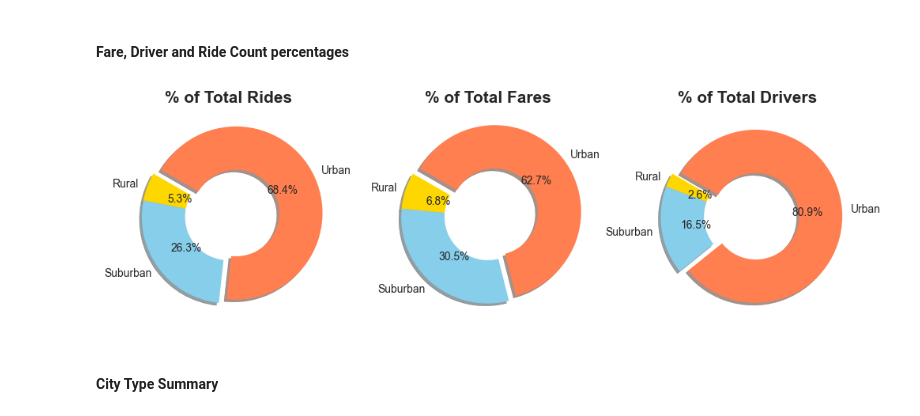
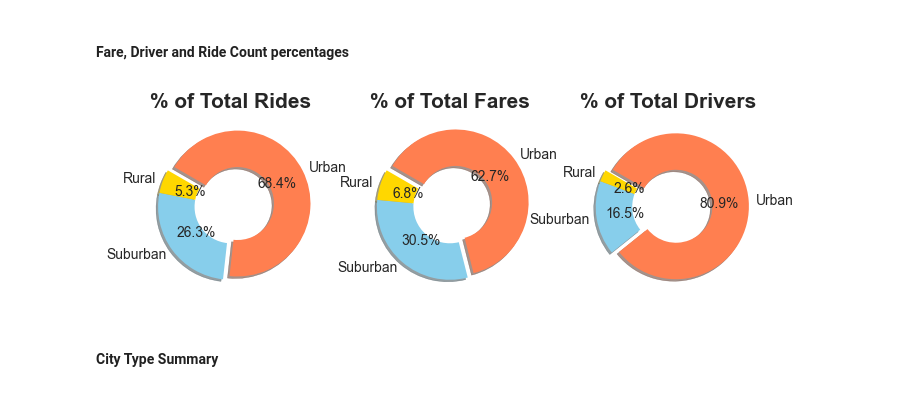
Before and after one commit to LJD0/Rideshare_Analysis, a Jupyter notebook: RideShare_Analysis.ipynb, the cells around one changed output. Cells and saved outputs as stored; diff of their text form; code cells hidden in the pictures.

Commit message:
charts for README update

```diff
--- a/RideShare_Analysis.ipynb
+++ b/RideShare_Analysis.ipynb
@@ -258,30 +258,30 @@ driver_percentages = 100 * city_type_driver / total_drivers
 # %%
 # Build the percentages city type pie chart.
 
-fig, axes = plt.subplots(ncols=3,figsize=(12, 6))
+fig, axes = plt.subplots(ncols=3)
 
 percentage_data = [ride_percentages, fare_percentages, driver_percentages]
 labels = ["Ride", "Fare", "Driver"]
 
 for i, ax in enumerate(axes):
     ax.pie(
         percentage_data[i],
         labels=x_labels,
         colors=colors,
         explode=[0.1, 0, 0],
         autopct='%1.1f%%',
         shadow=True,
         startangle=150,
         counterclock=False,
         wedgeprops=dict(width=0.5),
     )
     ax.set_title(f"% of Total {labels[i]}s", fontsize=15,fontweight="bold",wrap=True)
 
 
 # Save the figure.
 # plt.savefig("analysis/city_type_percentages.png")
 # %% [output]
-[figure, old version]
+[figure, new version]
 # %% [markdown]
 #### City Type Summary
 # %%
```
Also changed, not shown: 5 other files.
